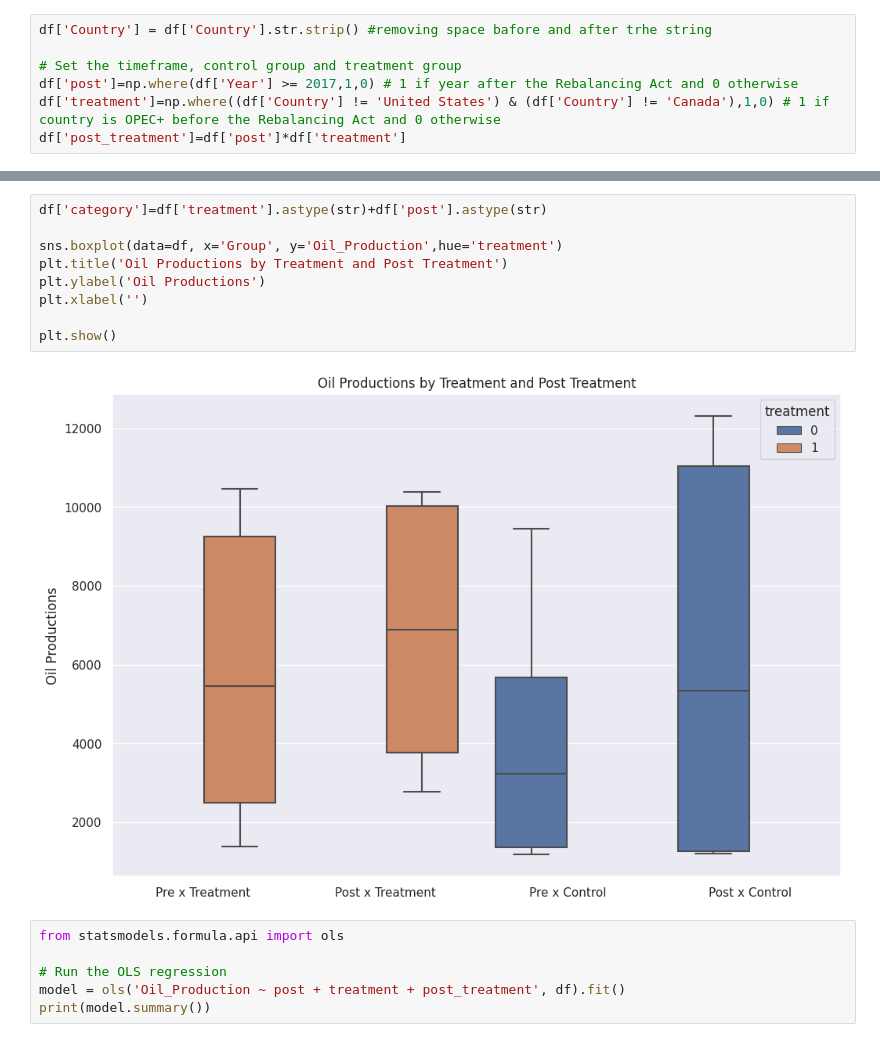
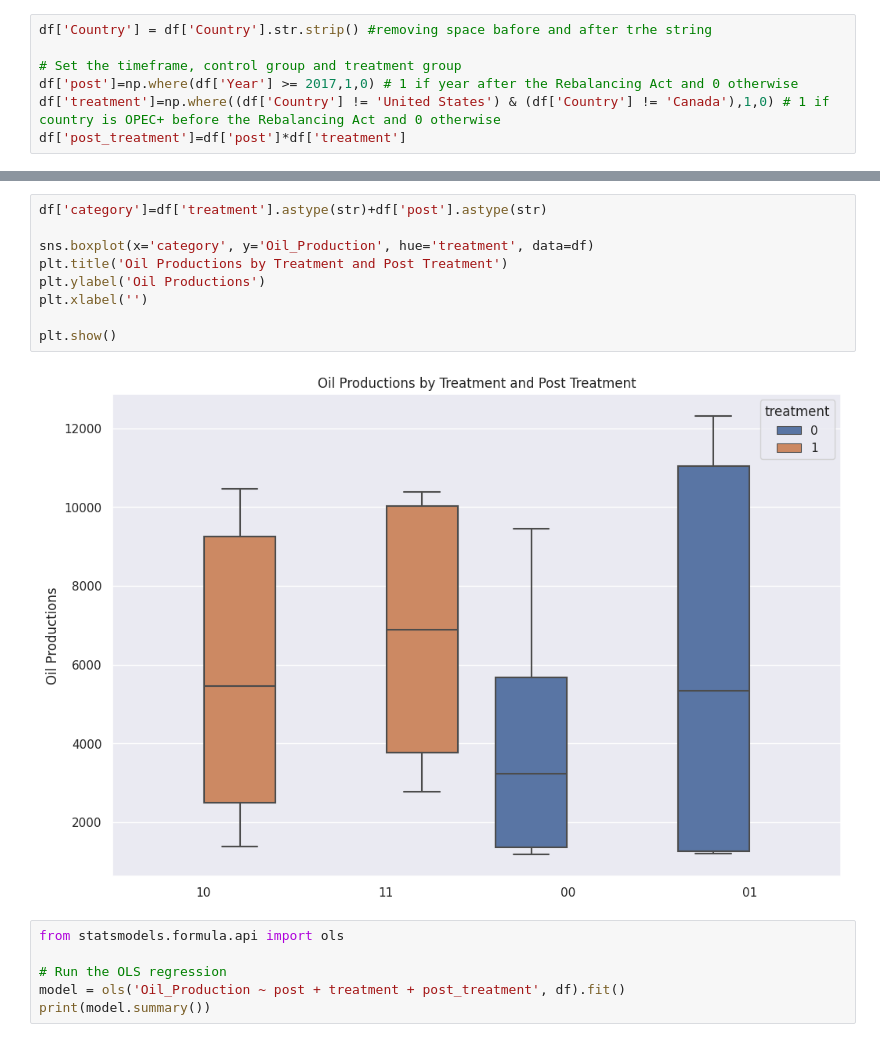
Before and after one commit to boboguan/QM2Gr13, a Jupyter notebook: QM2 Code.ipynb, the cells around one changed output, grey strips where cells are left out. Drawn from its saved outputs; the diff is of its cells as text.

```diff
--- a/QM2 Code.ipynb
+++ b/QM2 Code.ipynb
@@ -371,14 +370,14 @@ plt.show()
 # %%
 df['category']=df['treatment'].astype(str)+df['post'].astype(str)
 
-sns.boxplot(data=df, x='Group', y='Oil_Production',hue='treatment')
+sns.boxplot(x='category', y='Oil_Production', hue='treatment', data=df)
 plt.title('Oil Productions by Treatment and Post Treatment')
 plt.ylabel('Oil Productions')
 plt.xlabel('')
 
 plt.show()
 # %% [output]
-[figure, old version]
+[figure, new version]
 # %%
 from statsmodels.formula.api import ols
 
```
Also changed, not shown: parts of 1 cell of this notebook.
